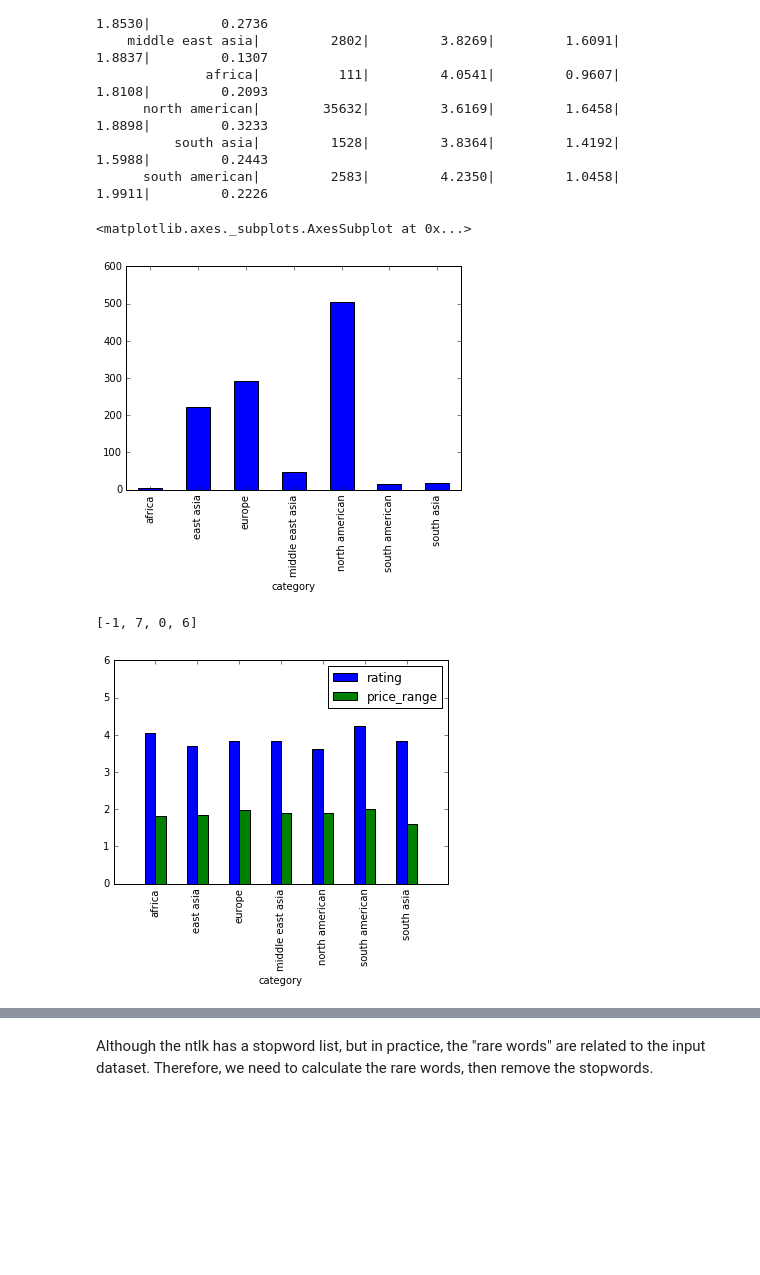
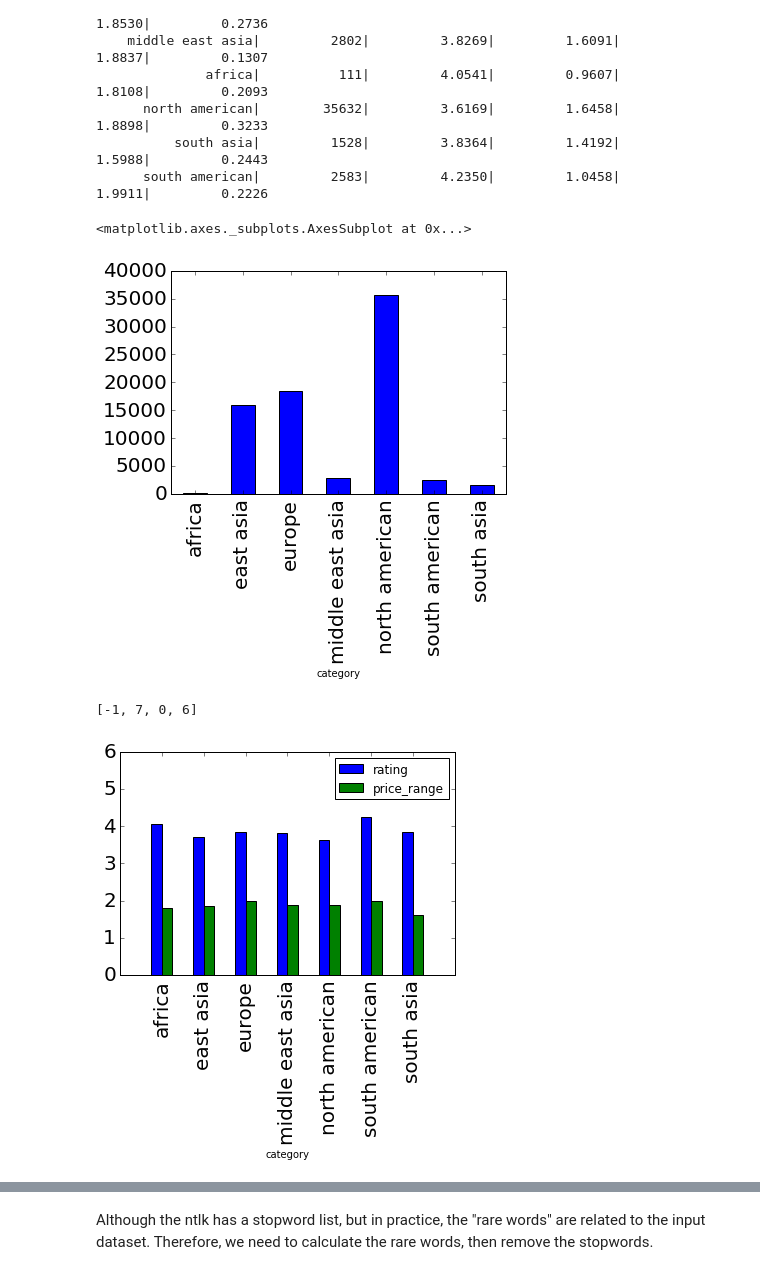
Before and after one commit to atrdjuneChen/YelpAnalysis, a Jupyter notebook: yelp_analysis.ipynb, the cells around one changed output, grey strips where cells are left out. Saved outputs shown, nothing was run; the diff lists cells and outputs as text; code cells hidden in the pictures; blank space fills up the shorter version.

```diff
--- a/yelp_analysis.ipynb
+++ b/yelp_analysis.ipynb
@@ -317,6 +319,6 @@ In this part, we focus on analysing properties of restaurants of different categ
 # %% [markdown]
 When we scrape the data, we manually choose to scrape sub-categories with regional meanings. So `category` column shows the region of flavor the restaurant belongs to. Let's first have a look at the rating ranking of different sub-categories.
 # %%
-df.groupby(by = 'category')['rating'].mean().sort_values(ascending = False, inplace = False).plot(kind = 'bar')
+df.groupby(by = 'category')['rating'].mean().sort_values(ascending = False, inplace = False).plot(kind = 'bar',fontsize=20,figsize=(20,10))
 # %% [output]
 <matplotlib.axes._subplots.AxesSubplot at 0x...>
@@ -355,8 +354,0 @@ This is a glimpse of all categories:
-# %%
-categories_name, categories = load_category("category.list")
-i=1
-for name in categories_name:
-    print i,'Category: ', name, '\tnumber of sub-categories:',len(categories[name])
-    print categories[name]
-    i+=1
-    print
@@ -415,13 +403,13 @@ for name in processed_category.keys():
           south asia|         1528|         3.8364|         1.4192|         1.5988|         0.2443
       south american|         2583|         4.2350|         1.0458|         1.9911|         0.2226
 # %%
-df_categorized.groupby(by = 'category')['restaurant'].apply(lambda x: len(x.unique())).plot(kind = 'bar')
+df_categorized.groupby(by = 'category')['restaurant'].apply(lambda x: len(x)).plot(kind = 'bar',fontsize=20)
 # %% [output]
 <matplotlib.axes._subplots.AxesSubplot at 0x...>
-[figure, old version]
+[figure, new version]
 # %%
-df_categorized.groupby(by = 'category')['rating', 'price_range'].mean().plot(kind = 'bar').axis([-1, 7, 0, 6])
+df_categorized.groupby(by = 'category')['rating', 'price_range'].mean().plot(kind = 'bar',fontsize=20).axis([-1, 7, 0, 6])
 # %% [output]
 [-1, 7, 0, 6]
-[figure, old version]
+[figure, new version]
 # %% [markdown]
```
Also changed, not shown: parts of 70 cells of this notebook.
